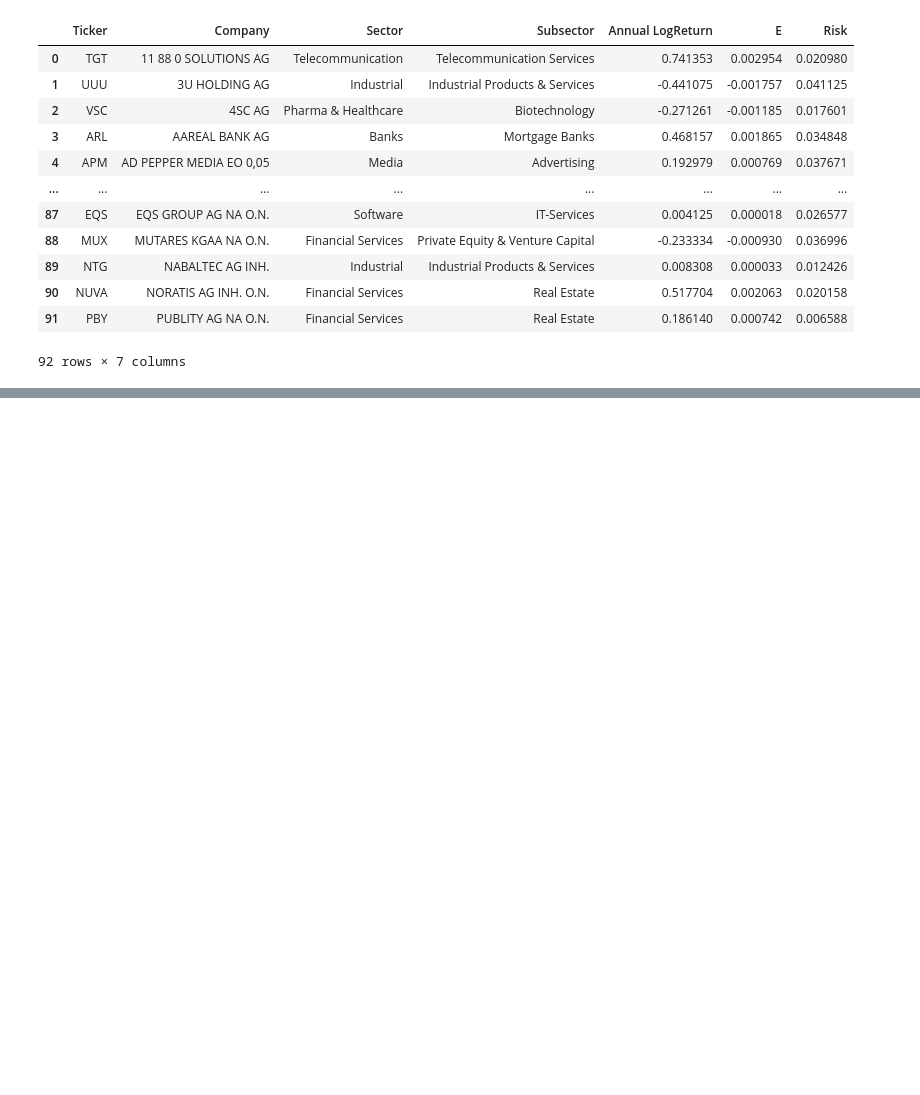
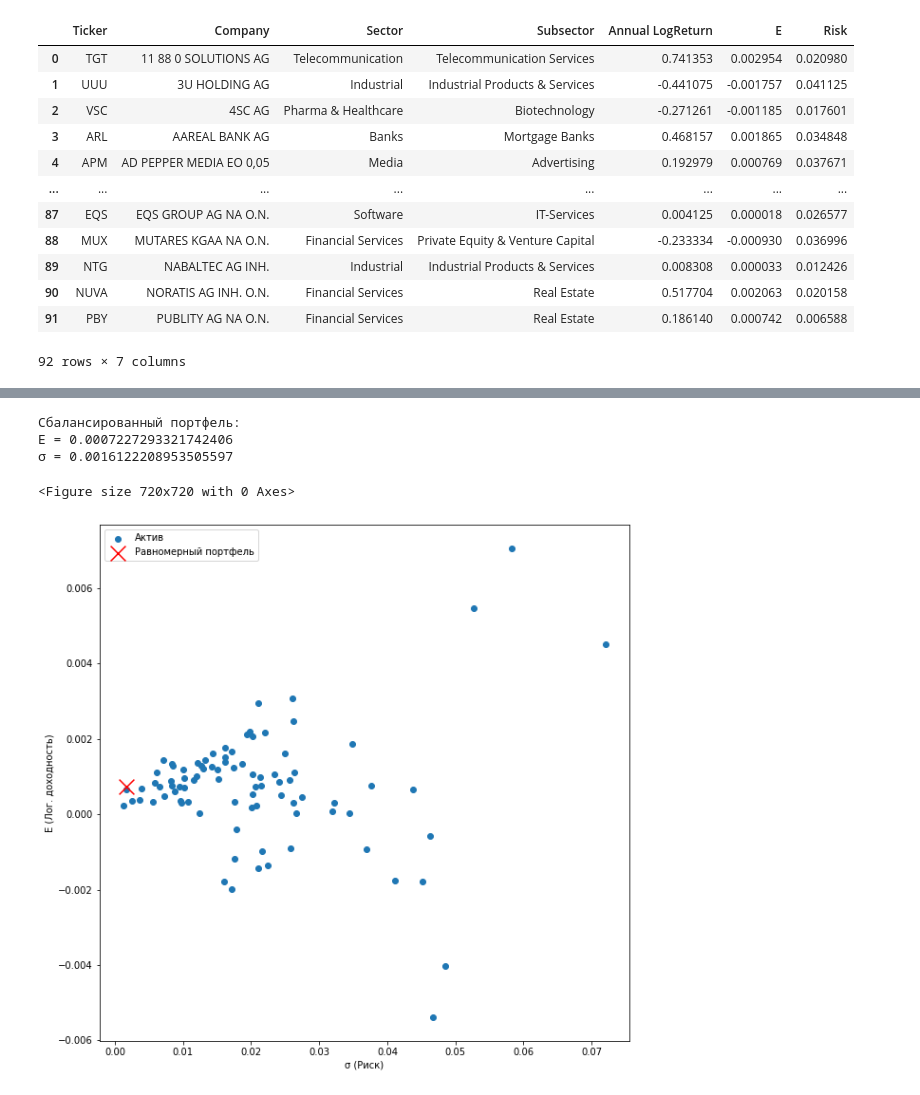
Before and after one commit to dlots/finance_lab_1, a Jupyter notebook: finance_lab_1.ipynb, the cells around one changed output, grey strips where cells are left out. Cells and saved outputs as stored; diff of their text form; code cells hidden in the pictures; blank space fills up the shorter version.

```diff
--- a/finance_lab_1.ipynb
+++ b/finance_lab_1.ipynb
@@ -163,0 +195,20 @@ companies_list
+# %%
+balanced_E = companies_list['E'].mean()
+balanced_Risk = companies_list['E'].std()
+print('Сбалансированный портфель:\nE =', balanced_E, '\nσ =', balanced_Risk)
+# %% [output]
+Сбалансированный портфель:
+E = 0.0007227293321742406
+σ = 0.0016122208953505597
+# %%
+plt.figure(figsize=(10,10))
+fig, ax = plt.subplots(figsize=(10,10))
+ax.scatter(companies_list['Risk'], companies_list['E'], label='Актив')
+ax.scatter([balanced_Risk], [balanced_E], marker='x', color='red', s=[250], label='Равномерный портфель')
+ax.legend()
+plt.xlabel('σ (Риск)')
+plt.ylabel('E (Лог. доходность)')
+plt.show()
+# %% [output]
+<Figure size 720x720 with 0 Axes>
+[figure, added]
```
Also changed, not shown: parts of 15 cells of this notebook.
